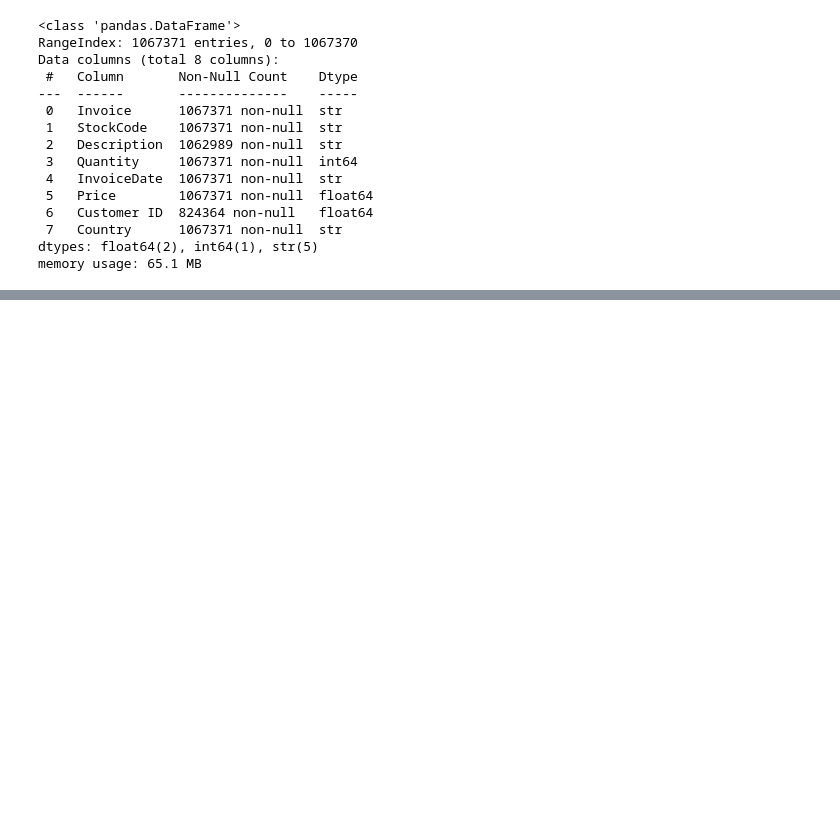
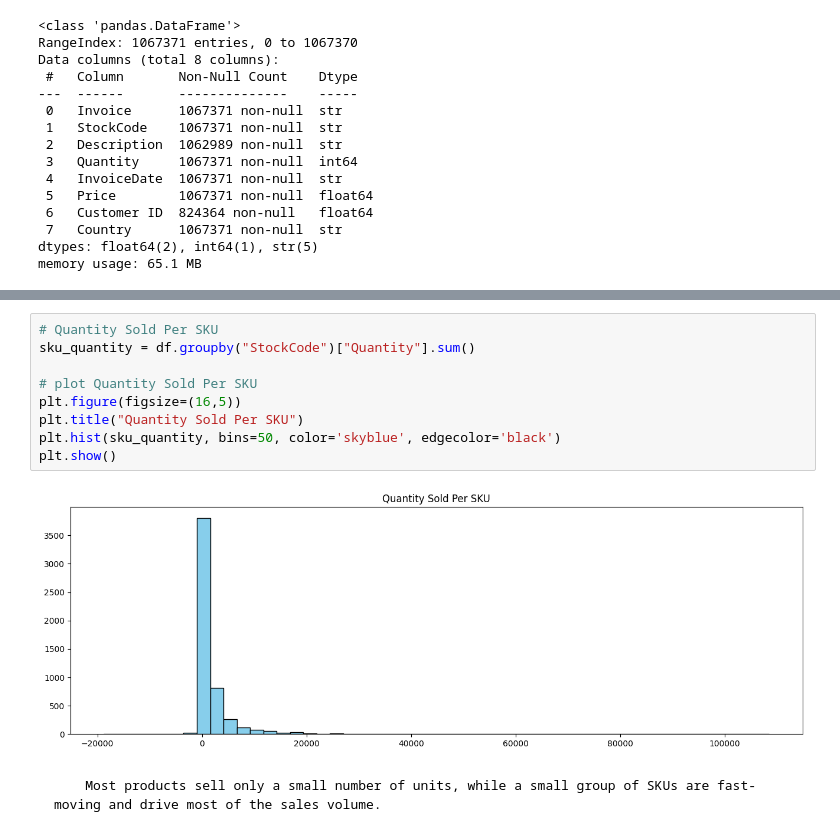
Before and after one commit to ezzatmohammed/online-retail-analysis, a Jupyter notebook: notebooks/01_eda.ipynb, the cells around one changed output, grey strips where cells are left out. Drawn from its saved outputs; the diff is of its cells as text; blank space fills up the shorter version.

```diff
--- a/notebooks/01_eda.ipynb
+++ b/notebooks/01_eda.ipynb
@@ -120,0 +226,13 @@ memory usage: 65.1 MB
+# %%
+# Quantity Sold Per SKU
+sku_quantity = df.groupby("StockCode")["Quantity"].sum()
+
+# plot Quantity Sold Per SKU
+plt.figure(figsize=(16,5))
+plt.title("Quantity Sold Per SKU")
+plt.hist(sku_quantity, bins=50, color='skyblue', edgecolor='black')
+plt.show()
+# %% [output]
+[figure, added]
+# %% [markdown]
+        Most products sell only a small number of units, while a small group of SKUs are fast-moving and drive most of the sales volume.
```
Also changed, not shown: parts of 16 cells of this notebook.
